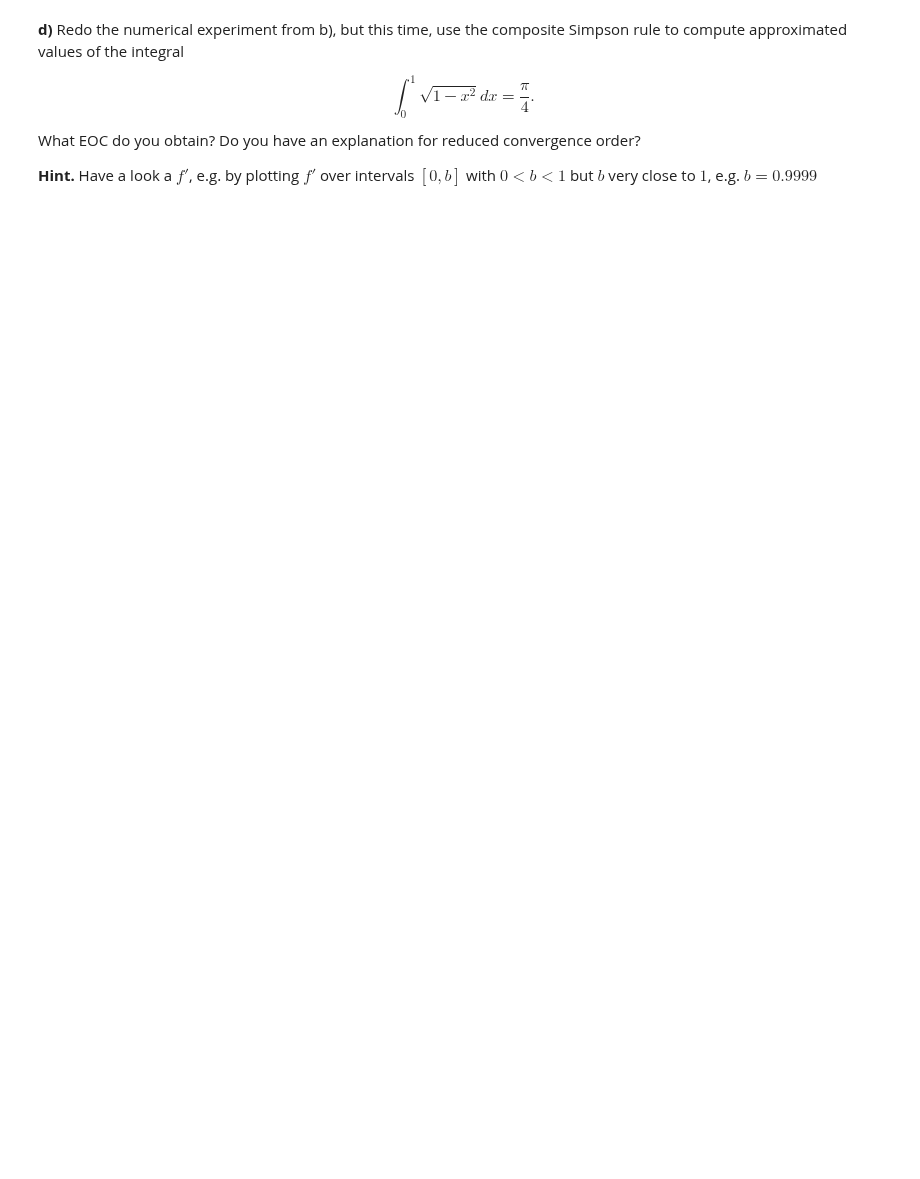
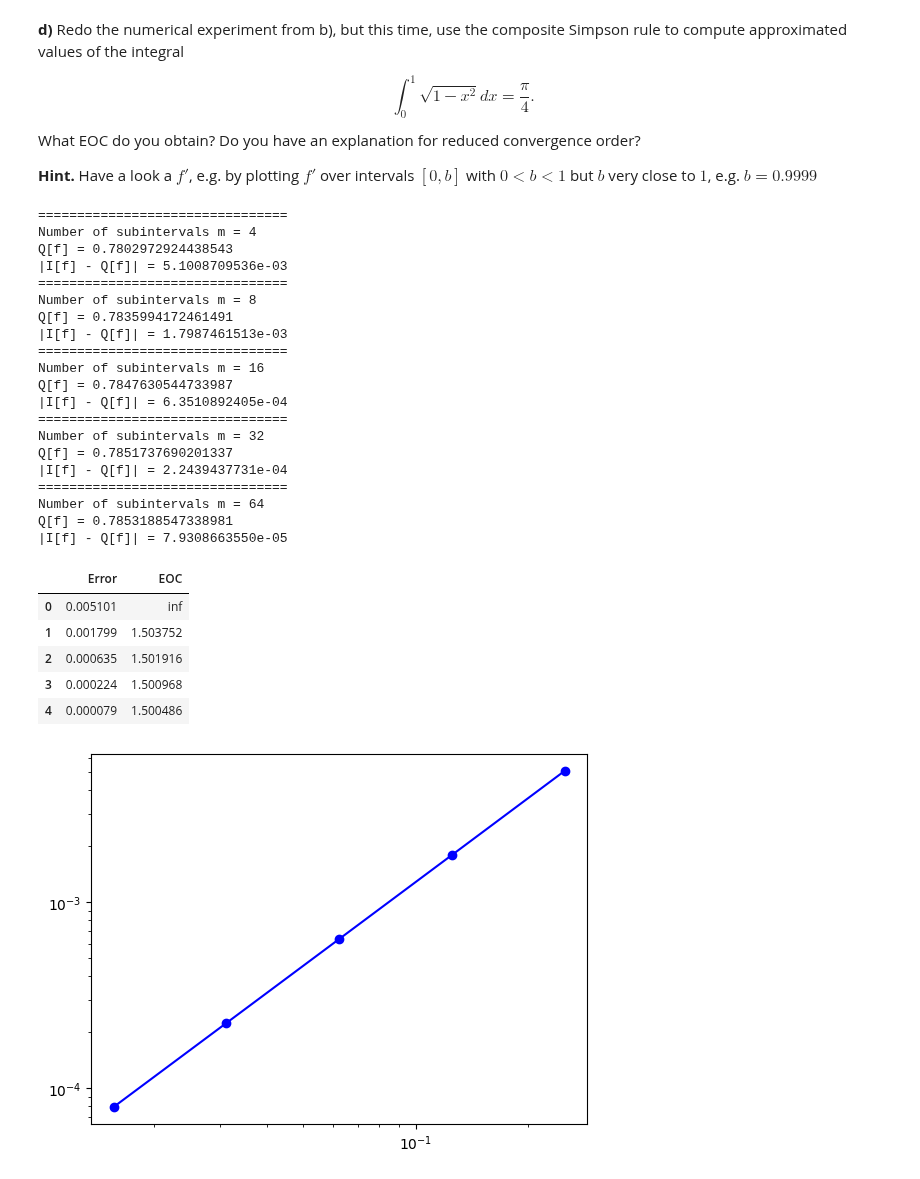
Before and after one commit to solniva/TMA4320_ScientificComputationNotes, a Jupyter notebook: homework/oving2.ipynb, the cells around one changed output. Drawn from its saved outputs; the diff is of its cells as text; code cells hidden in the pictures; blank space fills up the shorter version.

```diff
--- a/homework/oving2.ipynb
+++ b/homework/oving2.ipynb
@@ -351,3 +357,64 @@ $$
 What EOC do you obtain? Do you have an explanation for reduced convergence order?
 
 **Hint.** Have a look a $f'$, e.g. by plotting $f'$ over intervals $[0,b]$ with $0 < b < 1$ but $b$ very close to $1$, e.g. $b=0.9999$
+# %%
+def f(x):
+    return np.sqrt(1 - x**2)
+
+# Eksakt
+int_f = np.pi / 4
+
+# Interval
+a, b = 0, 1
+
+errs = []
+hs = []
+
+# Compute integral numerically
+for m in [4, 8, 16, 32, 64]:
+    print("================================")
+    cqr_f = CS(f, a, b, m)
+    print("Number of subintervals m = {}".format(m))
+    print("Q[f] = {}".format(cqr_f))
+    err = abs(int_f - cqr_f)
+    errs.append(err)
+    hs.append((b-a)/m)
+    print("|I[f] - Q[f]| = {:.10e}".format(err))
+
+hs = np.array(hs)
+errs = np.array(errs)
+eoc = np.log(errs[1:]/errs[:-1])/np.log(hs[1:]/hs[:-1])
+eoc = np.insert(eoc,0,'inf')
+table = pd.DataFrame({'Error': errs, 'EOC': eoc})
+display(table)
+
+plt.loglog(hs, errs, "bo-")
+plt.show()
+# %% [output]
+================================
+Number of subintervals m = 4
+Q[f] = 0.7802972924438543
+|I[f] - Q[f]| = 5.1008709536e-03
+================================
+Number of subintervals m = 8
+Q[f] = 0.7835994172461491
+|I[f] - Q[f]| = 1.7987461513e-03
+================================
+Number of subintervals m = 16
+Q[f] = 0.7847630544733987
+|I[f] - Q[f]| = 6.3510892405e-04
+================================
+Number of subintervals m = 32
+Q[f] = 0.7851737690201337
+|I[f] - Q[f]| = 2.2439437731e-04
+================================
+Number of subintervals m = 64
+Q[f] = 0.7853188547338981
+|I[f] - Q[f]| = 7.9308663550e-05
+|  | Error | EOC |
+| 0 | 0.005101 | inf |
+| 1 | 0.001799 | 1.503752 |
+| 2 | 0.000635 | 1.501916 |
+| 3 | 0.000224 | 1.500968 |
+| 4 | 0.000079 | 1.500486 |
+[figure, added]
```
Also changed, not shown: parts of 9 cells of this notebook.
